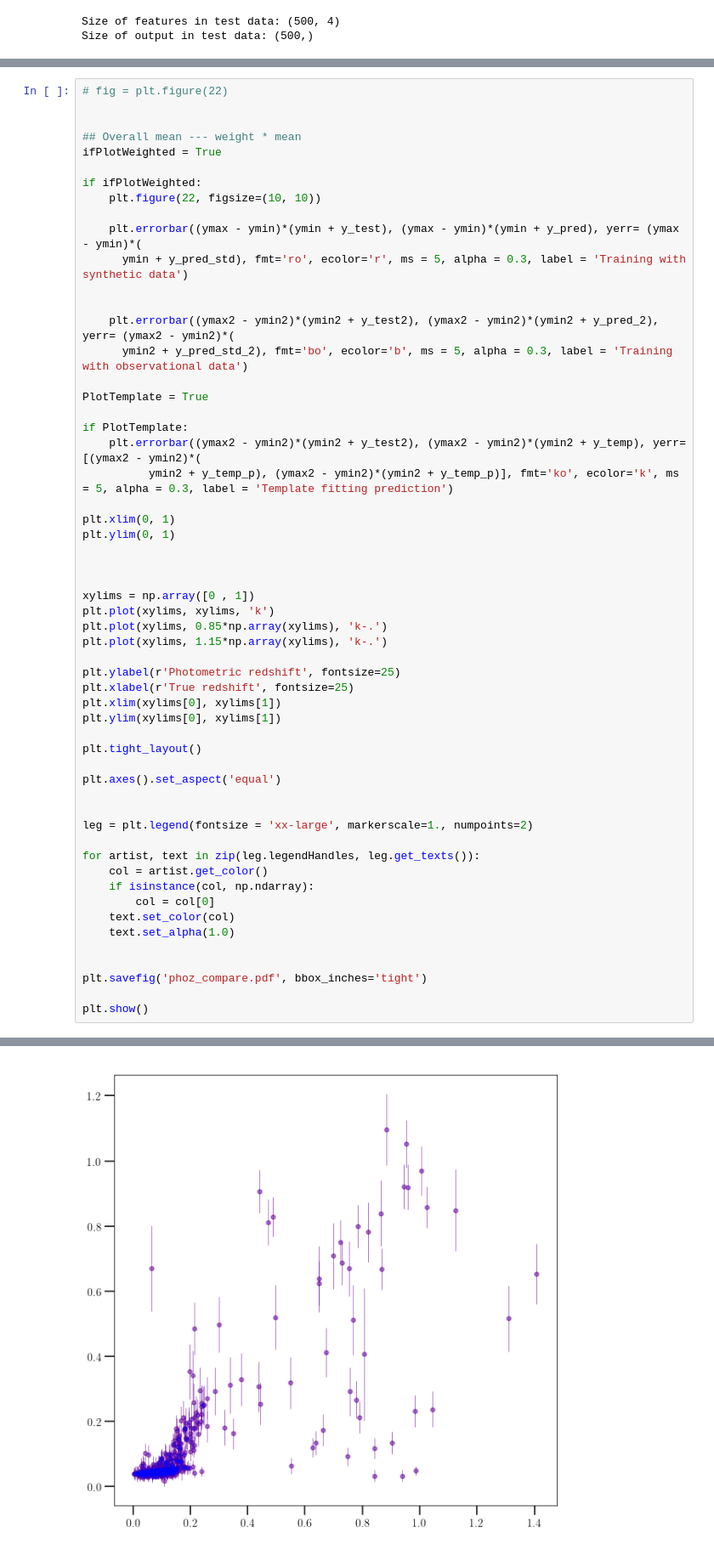
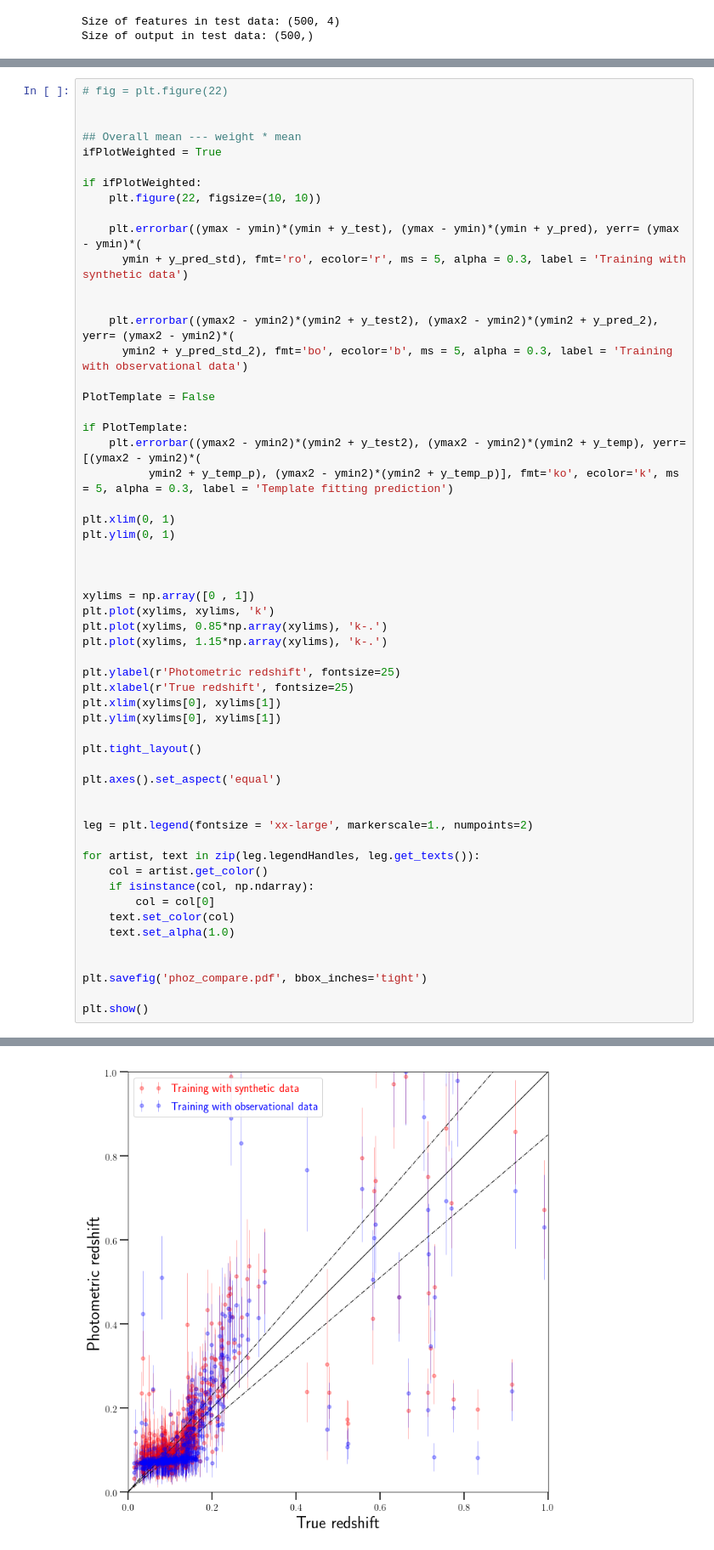
Before and after one commit to nesar/phoZ, a Jupyter notebook: Testing/mdn_test-sdss.ipynb, the cells around one changed output, grey strips where cells are left out. Shown at 85% size. Saved outputs shown, nothing was run; the diff lists cells and outputs as text.

```diff
--- a/Testing/mdn_test-sdss.ipynb
+++ b/Testing/mdn_test-sdss.ipynb
@@ -661,7 +675,7 @@ if ifPlotWeighted:
     plt.errorbar((ymax2 - ymin2)*(ymin2 + y_test2), (ymax2 - ymin2)*(ymin2 + y_pred_2), yerr= (ymax2 - ymin2)*(
       ymin2 + y_pred_std_2), fmt='bo', ecolor='b', ms = 5, alpha = 0.3, label = 'Training with observational data')
 
-PlotTemplate = True
+PlotTemplate = False
 
 if PlotTemplate:
     plt.errorbar((ymax2 - ymin2)*(ymin2 + y_test2), (ymax2 - ymin2)*(ymin2 + y_temp), yerr= [(ymax2 - ymin2)*(
@@ -705,4 +718,4 @@ NameError: name 'y_temp' is not defined
-[figure, old version]
+[figure, new version]
 # %%
 import pandas as pd
 s = pd.Series((ymax - ymin)*(ymin + y_test)).add_prefix('Observed distribution')
```
Also changed, not shown: parts of 8 cells of this notebook, 3 other files.
